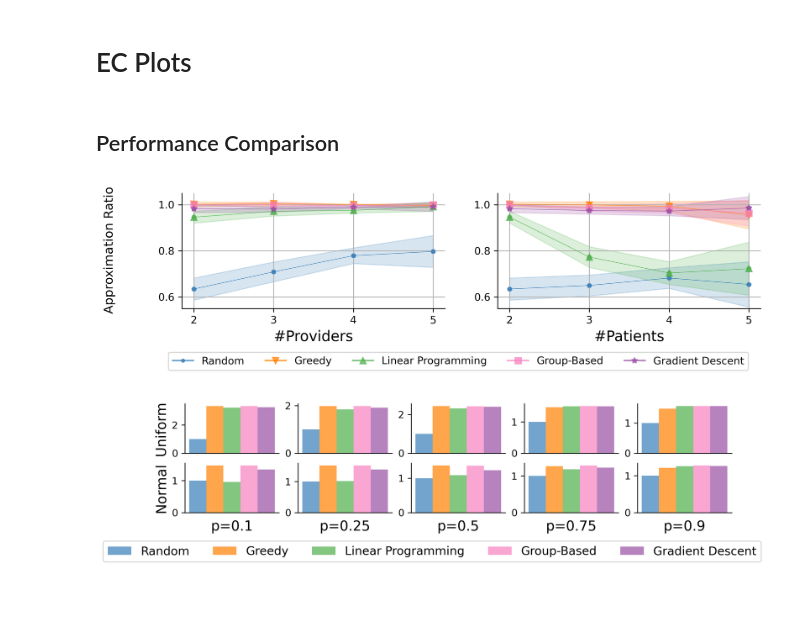
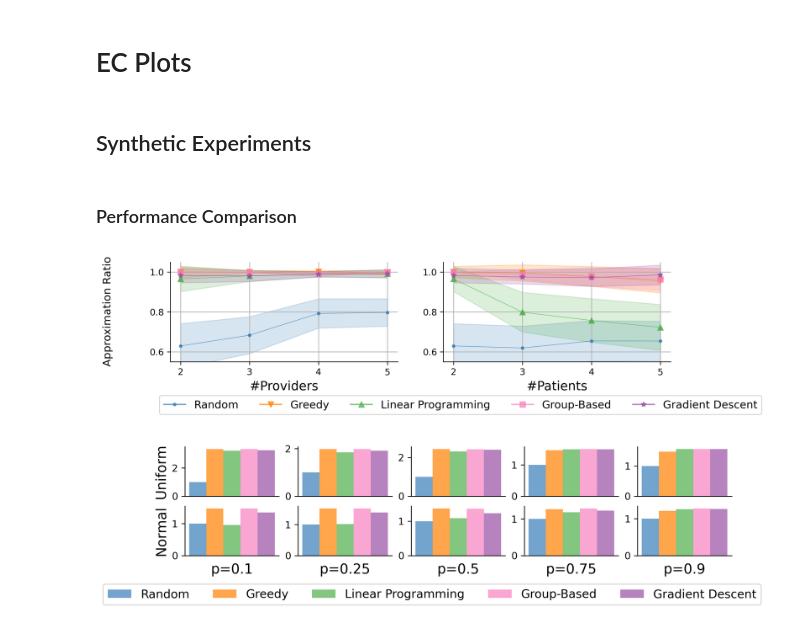
Before and after one commit to naveenr414/patient-provider, a Jupyter notebook: scripts/notebooks/Plotting.ipynb, the cells around one changed output. Saved outputs shown, nothing was run; the diff lists cells and outputs as text; code cells hidden in the pictures; blank space fills up the shorter version.

Commit message:
Updated policies + ran phase diagram and fair matching

```diff
--- a/scripts/notebooks/Plotting.ipynb
+++ b/scripts/notebooks/Plotting.ipynb
@@ -79,8 +79,10 @@ methods = ['random','greedy','lp','group_based','gradient_descent_fast']
 method_labels = ["Random","Greedy","Linear Programming","Group-Based","Gradient Descent"]
 # %% [markdown]
 # EC Plots
+# %% [markdown]
+## Synthetic Experiments
 # %% [markdown]
-## Performance Comparison
+### Performance Comparison
 # %%
 x_values = [2,3,4,5]
 dataset = 'small'
@@ -93,7 +95,7 @@ for i in range(len(x_values)):
 
     results = get_results_matching_parameters(dataset,"",baseline_params)
     aggregate_data = aggregate_normalize_data(results,baseline="optimal")
-    for method in range(len(labels)):
+    for method in range(len(method_labels)):
         provider_y_values[method].append(aggregate_data['{}_utilities'.format(methods[method])][0])
         provider_y_confidences[method].append(aggregate_data['{}_utilities'.format(methods[method])][1]/len(results)**.5)
 # %%
@@ -105,36 +107,36 @@ for i in range(len(x_values)):
 
     results = get_results_matching_parameters(dataset,"",baseline_params)
     aggregate_data = aggregate_normalize_data(results,baseline="optimal")
-    for method in range(len(labels)):
+    for method in range(len(method_labels)):
         patient_y_values[method].append(aggregate_data['{}_utilities'.format(methods[method])][0])
         patient_y_confidences[method].append(aggregate_data['{}_utilities'.format(methods[method])][1]/len(results)**.5)
 # %%
 plot_dimensions = (1,2)
 x_labels = [["#Providers","#Patients"]]
 sup_y_label = "Approximation Ratio"
 overall_format = {'figsize':(10,2),
     'style_size': style_size,
     'x_ticks': [[[[2,3,4,5],[2,3,4,5]],[[2,3,4,5],[2,3,4,5]]]],
     'y_ticks': [[[[0.6,0.8,1.0],[0.6,0.8,1.0]],[[0.6,0.8,1.0],[0.6,0.8,1.0]]]],
     'y_lim': [[[0.55,1.05],[0.55,1.05]]],
     'has_grid': True,
 }
 
 fig,ax = create_axes(plot_dimensions,overall_format,x_labels=x_labels,sup_y_label=sup_y_label)
 
 line_format = {'color_palette': 'six_color', 'size': 15}
 plot_line(ax[0][0],[x_values for i in range(len(provider_y_values))],provider_y_values,provider_y_confidences,method_labels,line_format)
-plot_scatter(ax[0][0],[x_values for i in range(len(provider_y_values))],provider_y_values,line_format)
+plot_scatter(ax[0][0],[x_values for i in range(len(provider_y_values))],provider_y_values,[],line_format)
 
 plot_line(ax[0][1],[x_values for i in range(len(patient_y_values))],patient_y_values,patient_y_confidences,method_labels,line_format)
-plot_scatter(ax[0][1],[x_values for i in range(len(patient_y_confidences))],patient_y_values,line_format)
+plot_scatter(ax[0][1],[x_values for i in range(len(patient_y_confidences))],patient_y_values,[],line_format)
 
 legend_format = {'style_size': style_size,'type': 'is_global', 'loc': 'lower left', 'ncol': 5, 'bbox_to_anchor': (0.1,-0.34), 'show_point': True}
 create_legend(fig,ax,plot_dimensions,legend_format)
 
 fig.savefig("../../results/figures/small_patient_provider.pdf",dpi=300, bbox_inches='tight')
 # %% [output]
-[figure, old version]
+[figure, new version]
 # %%
 top_choice_probs = [0.1,0.25,0.5,0.75,0.9]
 utility_functions = ['uniform','normal']
```
Also changed, not shown: parts of 14 cells of this notebook, 10 other files.
